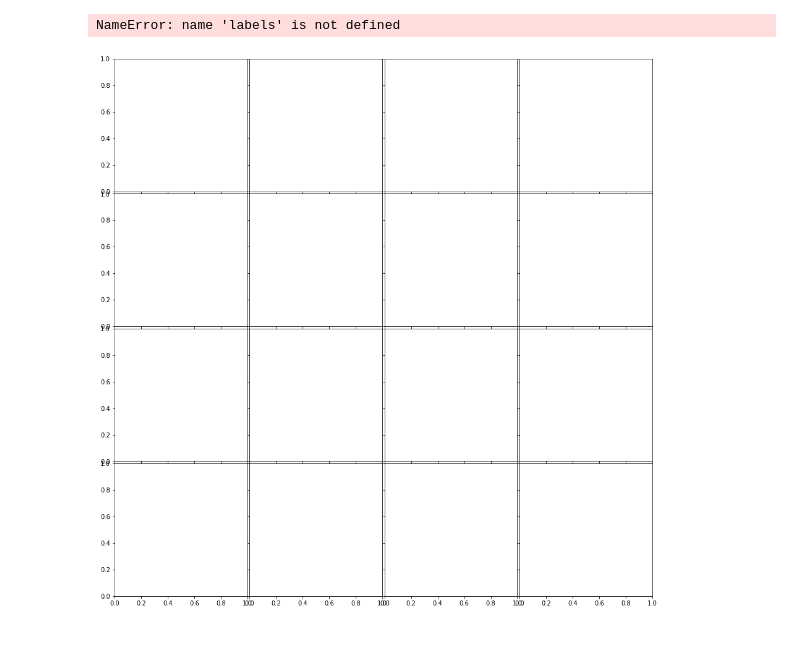
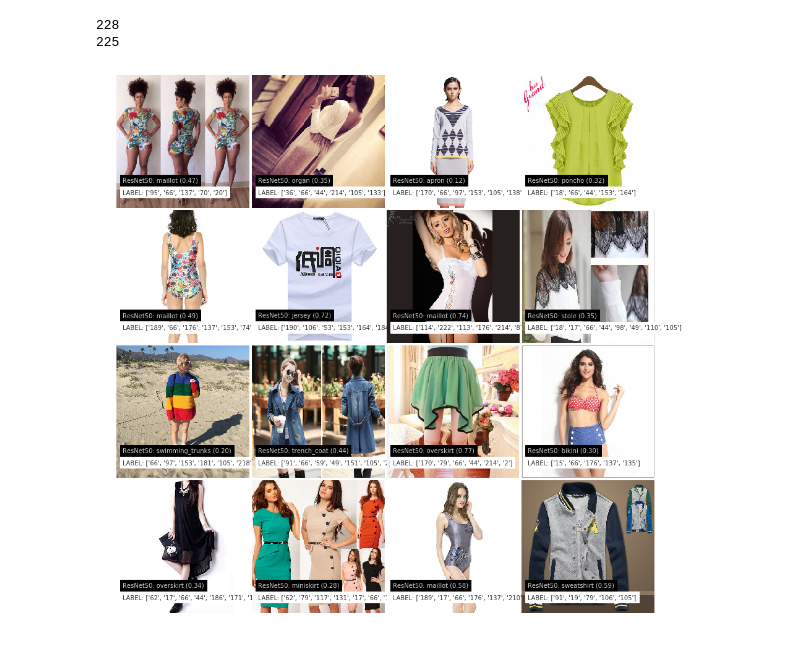
Before and after one commit to fantods/Kaggle-Fashion, a Jupyter notebook: notebooks/pretrained-models.ipynb, the cells around one changed output. Drawn from its saved outputs; the diff is of its cells as text; code cells hidden in the pictures.

```diff
--- a/notebooks/pretrained-models.ipynb
+++ b/notebooks/pretrained-models.ipynb
@@ -62,7 +64,7 @@ Wall time: 24.8 s
 # %%
 %%time
 
-SIZE = 244
+SIZE = 224
 
 def import_image(filepath, target_size=(SIZE, SIZE)):
     """
@@ -95,25 +97,41 @@ NameError: name 'train_images' is not defined
+# %%
+def get_label_count(data):
+    annotations = []
+    if 'annotations' in data:
+        for i in data['annotations']:
+            annotations.extend(i['labelId'])
+    return len(set(annotations))
+
+TRAIN_LABELS = get_label_count(train_json)
+VALIDATION_LABELS = get_label_count(validation_json)
+print(TRAIN_LABELS)
+print(VALIDATION_LABELS)
+# %% [output]
+228
+225
 # %%
 INPUT_SIZE = 224
 NUM_CLASSES = 16
-SEED = 1987
+SEED = 101
+
+subset = train_df[:NUM_CLASSES]
 
 model = ResNet50(weights='imagenet')
 j = int(np.sqrt(NUM_CLASSES))
 i = int(np.ceil(1. * NUM_CLASSES / j))
 fig = plt.figure(1, figsize=(16, 16))
 grid = ImageGrid(fig, 111, nrows_ncols=(i, j), axes_pad=0.05)
 
-for i, (img_id, breed) in enumerate(labels.loc[labels['rank'] == 1, ['id', 'breed']].values):
+for i, (img_path, labels) in enumerate(subset[['imagePath', 'labelId']].values):
     ax = grid[i]
-    img = read_img(img_id, 'train', (224, 224))
+    img = import_image(img_path)
     ax.imshow(img / 255.)
     x = preprocess_input(np.expand_dims(img.copy(), axis=0))
     preds = model.predict(x)
     _, imagenet_class_name, prob = decode_predictions(preds, top=1)[0][0]
     ax.text(10, 180, 'ResNet50: %s (%.2f)' % (imagenet_class_name , prob), color='w', backgroundcolor='k', alpha=0.8)
-    ax.text(10, 200, 'LABEL: %s' % breed, color='k', backgroundcolor='w', alpha=0.8)
+    ax.text(10, 200, 'LABEL: %s' % labels, color='k', backgroundcolor='w', alpha=0.8)
     ax.axis('off')
 plt.show()
 # %% [output]
-NameError: name 'labels' is not defined
-[figure, old version]
+[figure, new version]
```
Also changed, not shown: parts of 4 cells of this notebook, 2 other files.
